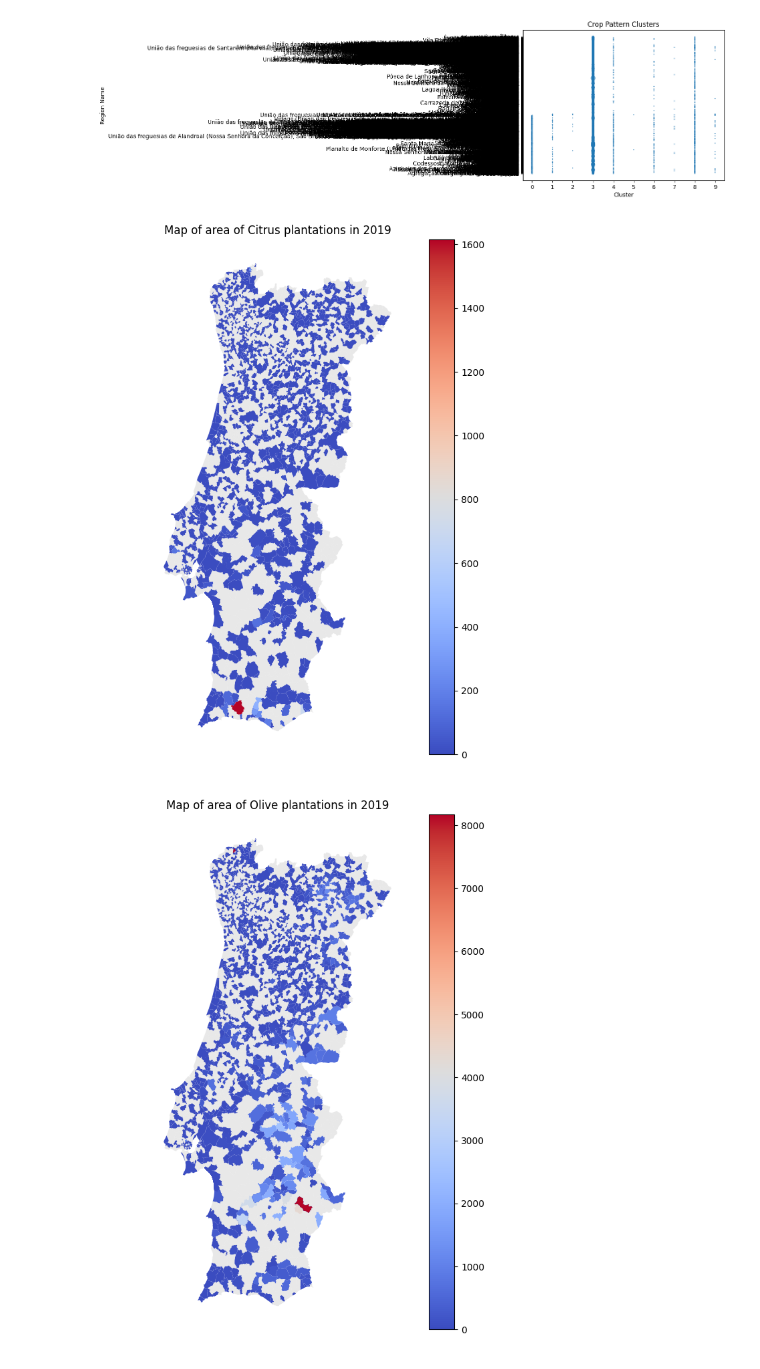
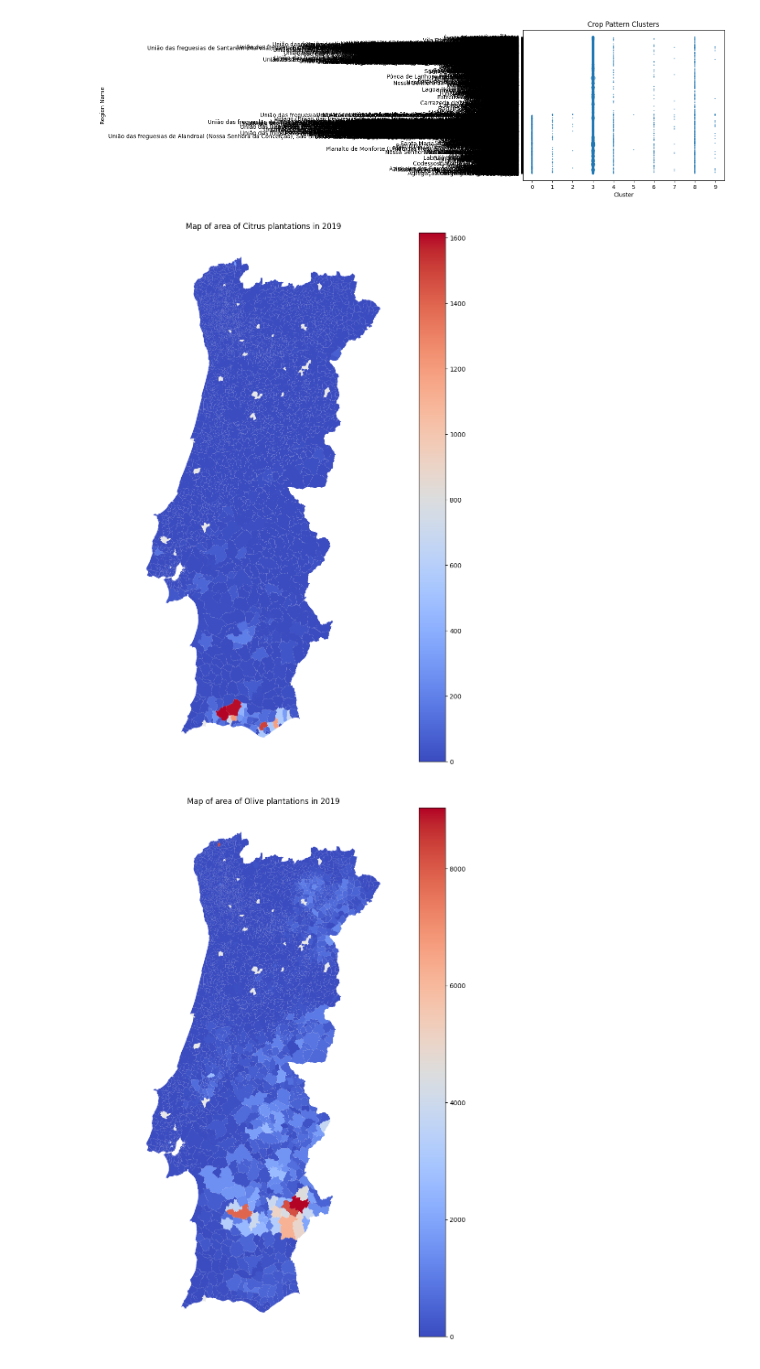
Before and after one commit to jfilipa1/AVCD_JE_VF, a Jupyter notebook: perm_crops.ipynb, the cells around one changed output. Drawn from its saved outputs; the diff is of its cells as text; code cells hidden in the pictures.

```diff
--- a/perm_crops.ipynb
+++ b/perm_crops.ipynb
@@ -289,7 +266,7 @@ os.environ["SHAPE_RESTORE_SHX"] = "YES"
 
 # Step 1: Read the shapefile using GeoPandas
 shapefile_path = 'Cont_AAD_CAOP2017.shp'
-map_data = gpd.read_file(shapefile_path)
+map_data = gpd.read_file(shapefile_path, encoding='utf-8')
 
 # Step 2: Read the attribute data from the DBF file using dbfread
 dbf_file_path = 'Cont_AAD_CAOP2017.dbf'
@@ -311,33 +288,33 @@ crops = database['Perm_crop'].unique()  # Get unique crop names
 
 # Set the CRS for the map_data
 map_data.crs = merged_data.crs
 
 # Set the map extent to cover all data
 minx, miny, maxx, maxy = merged_data.total_bounds
 map_data = map_data.cx[minx:maxx, miny:maxy]
 
 # Iterate over crops and plot maps
 for crop in crops:
-    fig, ax = plt.subplots(figsize=(10, 10))
+    fig, ax = plt.subplots(figsize=(15, 15))
 
     # Filter merged data for the specific crop
     crop_data = merged_data[merged_data['Perm_crop'] == crop]
 
     # Plot the merged data without outlines
     crop_data.plot(ax=ax, column='Area_2019', cmap='coolwarm', legend=True, edgecolor='none')
 
     # Set the frame color and label color
     ax.set_facecolor('white')
     ax.tick_params(colors='white')
     for spine in ax.spines.values():
         spine.set_edgecolor('white')
 
     # Add light gray color to Freguesias with value 0
     no_value = map_data[~map_data['Freguesia'].isin(crop_data['Freguesia'])]
     no_value.plot(ax=ax, facecolor='lightgray', alpha=0.5, edgecolor='none')
 
     plt.title(f'Map of area of {crop} in 2019')
     plt.show()
 # %% [output]
-[figure, old version]
+[figure, new version]
-[figure, old version]
+[figure, new version]
```
Also changed, not shown: parts of 3 cells of this notebook, 2 other files.
